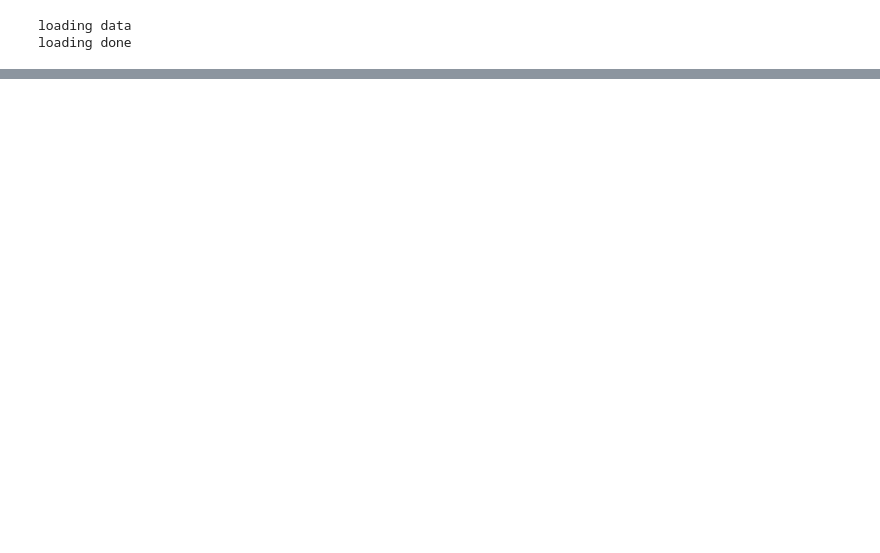
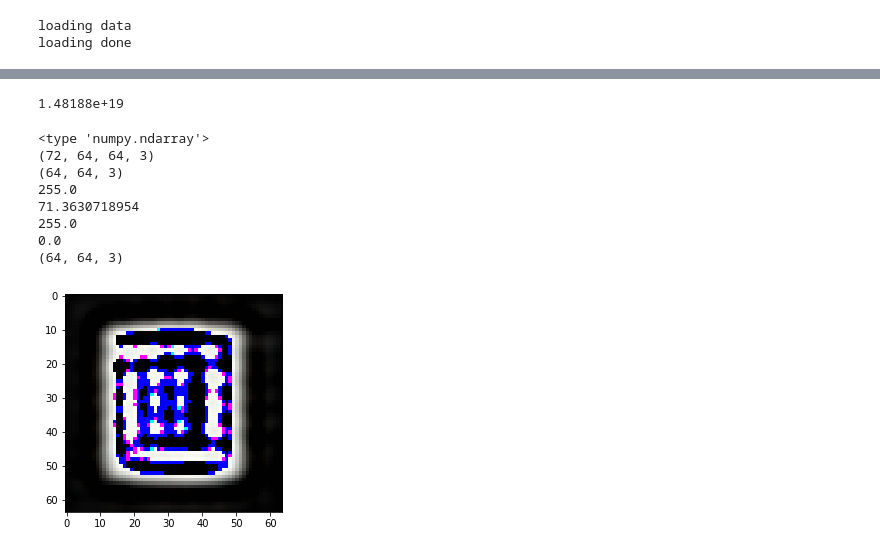
Before and after one commit to Chinmay26/Multi-Viewpoint-Image-generation, a Jupyter notebook: trainers/AutoEncoder.ipynb, the cells around one changed output, grey strips where cells are left out. Cells and saved outputs as stored; diff of their text form; code cells hidden in the pictures; blank space fills up the shorter version.

Commit message:
Training + testing

```diff
--- a/trainers/AutoEncoder.ipynb
+++ b/trainers/AutoEncoder.ipynb
@@ -182,7 +217,7 @@ with tf.variable_scope('deconv3'):
 # %%
 
 #calculate loss
-loss_op = tf.reduce_mean(tf.nn.softmax_cross_entropy_with_logits(labels = labels, logits = logits))
+loss_op = tf.reduce_mean(tf.pow(tanh6 - targets_, 2))
 
 #Optimizer
 global_step = tf.Variable(0,trainable=False)
@@ -204,9 +239,12 @@ examples_to_show = 10
 
 
 for e in range(epochs):
-    for ii in range(total_images//batch_size):
-        batch = data_train[ii*batch_size:(ii+1)*batch_size]
+    for ii in range(total_images // batch_size):
+        batch = data_train[ii*batch_size : (ii+1)*batch_size]
+        batch_labels = train_labels[ii*batch_size : (ii+1)*batch_size]
+        feed_dict = {inputs_: batch, targets_: batch_labels}
 
-
-print("Epoch: {}/{}...".format(e+1, epochs),
-    "Training loss: {:.4f}".format(batch_cost))
+        fetches = [train_op, loss_op]
+        _, loss = sess.run(fetches, feed_dict=feed_dict)
+        print("Epoch: {}/{}...".format(e+1, epochs),
+            "Training loss: {:.4f}".format(loss))
@@ -212,0 +269,40 @@ print("Epoch: {}/{}...".format(e+1, epochs),
+# %%
+
+
+feed_dict = {inputs_: data_test[0:72], targets_: test_labels[0:72]}
+
+fetches = [tanh6, loss_op]
+out, loss = sess.run(fetches, feed_dict=feed_dict)
+print loss
+# %% [output]
+1.48188e+19
+# %%
+out *= max_labels
+out += mean_labels
+
+
+print type(tmp)
+tmp = out[0][...,::-1]
+print out.shape
+print max_labels.shape
+print np.amax(mean_labels)
+print np.amin(mean_labels)
+out = np.around(out)
+out = np.where(out>255,255,out)
+out = np.where(out<0,0,out)
+print np.amax(out)
+print np.amin(out)
+tmp = out[0][...,::-1]
+print tmp.shape
+plt.imshow(tmp)
+plt.show()
+# %% [output]
+<type 'numpy.ndarray'>
+(72, 64, 64, 3)
+(64, 64, 3)
+255.0
+71.3630718954
+255.0
+0.0
+(64, 64, 3)
+[figure, added]
```
Also changed, not shown: parts of 8 cells of this notebook.
